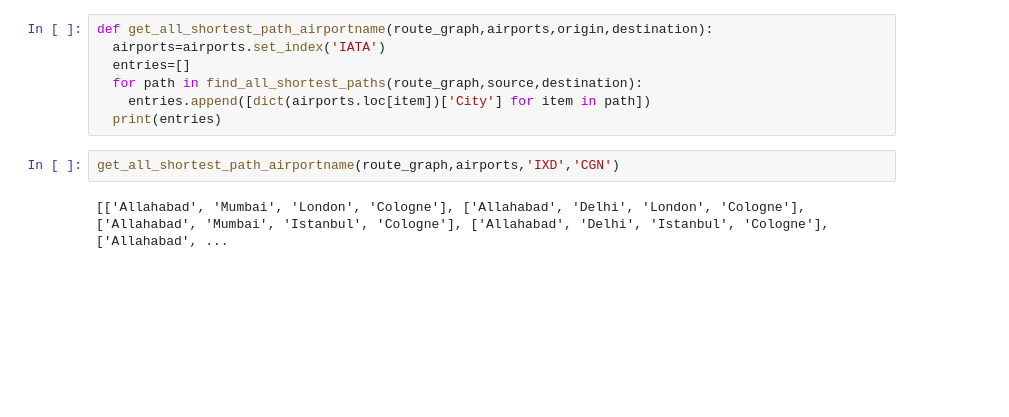
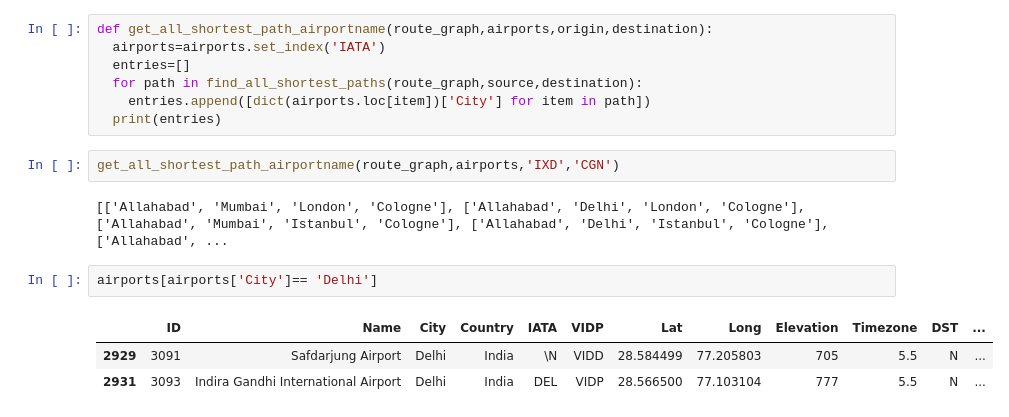
Before and after one commit to anmol0720/Airport, a Jupyter notebook: Airport.ipynb, the cells around one changed output. Saved outputs shown, nothing was run; the diff lists cells and outputs as text; blank space fills up the shorter version.

```diff
--- a/Airport.ipynb
+++ b/Airport.ipynb
@@ -49,3 +49,9 @@ def get_all_shortest_path_airportname(route_graph,airports,origin,destination):
 get_all_shortest_path_airportname(route_graph,airports,'IXD','CGN')
 # %% [output]
 [['Allahabad', 'Mumbai', 'London', 'Cologne'], ['Allahabad', 'Delhi', 'London', 'Cologne'], ['Allahabad', 'Mumbai', 'Istanbul', 'Cologne'], ['Allahabad', 'Delhi', 'Istanbul', 'Cologne'], ['Allahabad', ...
+# %%
+airports[airports['City']== 'Delhi']
+# %% [output]
+|  | ID | Name | City | Country | IATA | VIDP | Lat | Long | Elevation | Timezone | DST | ... |
+| 2929 | 3091 | Safdarjung Airport | Delhi | India | \N | VIDD | 28.584499 | 77.205803 | 705 | 5.5 | N | ... |
+| 2931 | 3093 | Indira Gandhi International Airport | Delhi | India | DEL | VIDP | 28.566500 | 77.103104 | 777 | 5.5 | N | ... |
```
